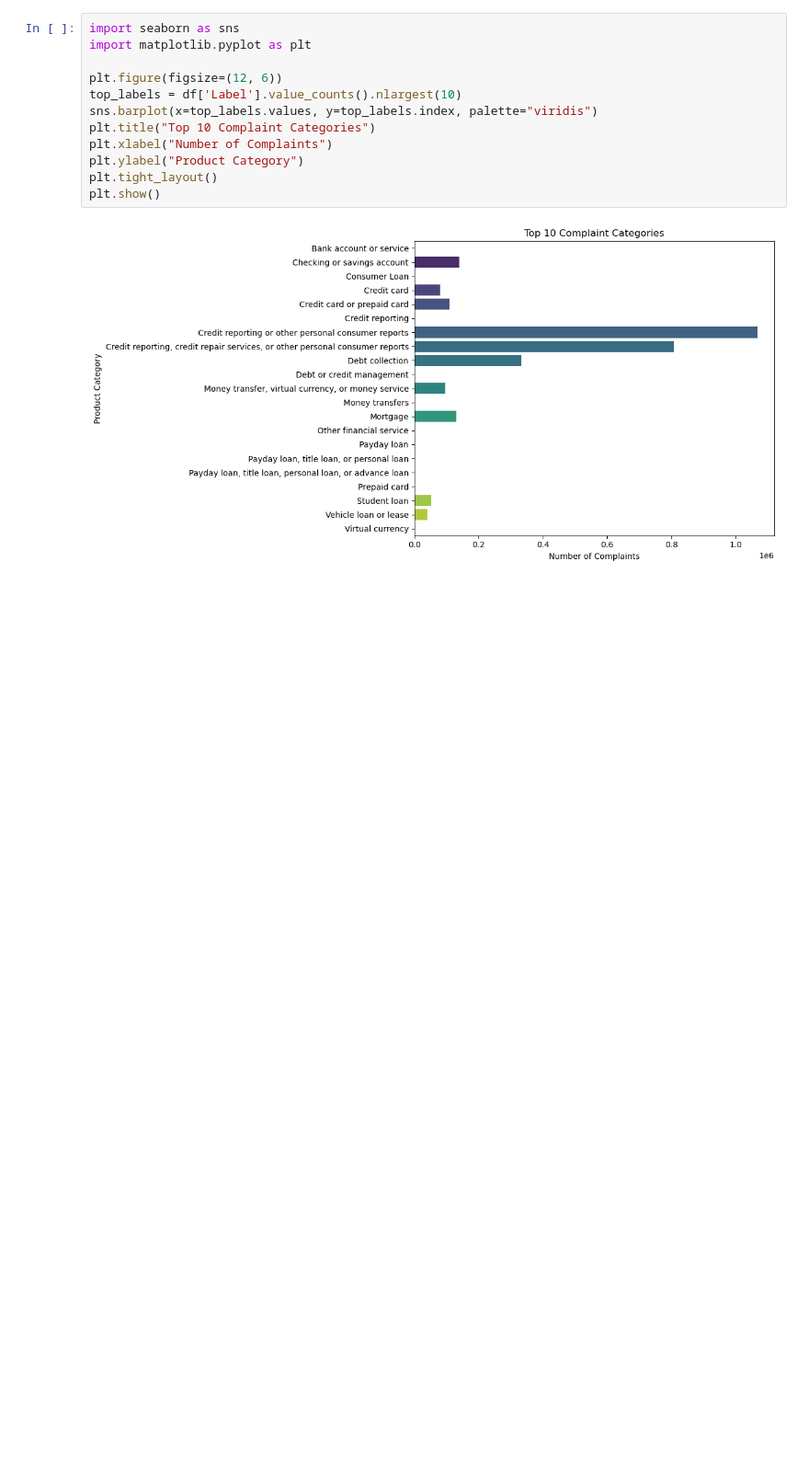
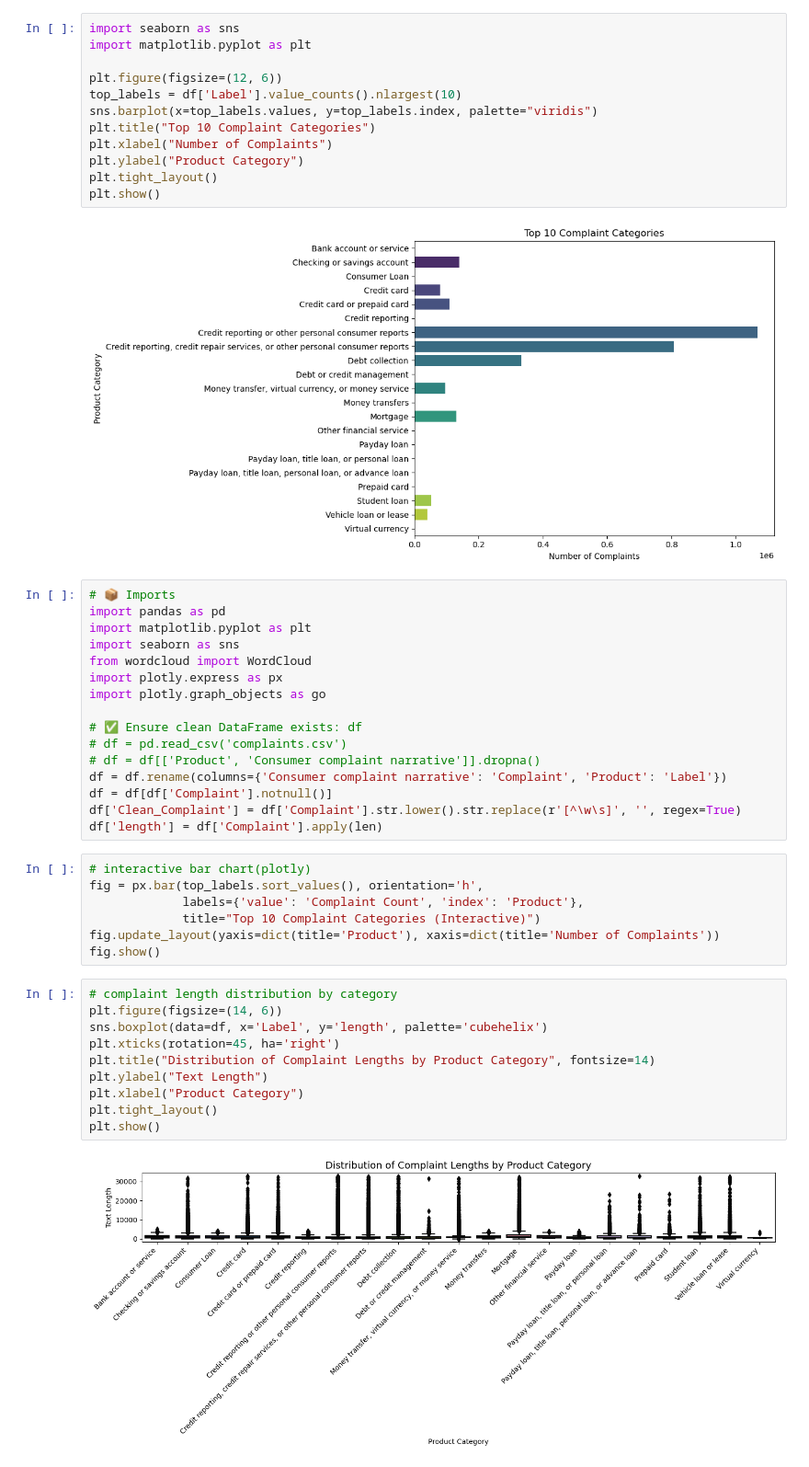
Before and after one commit to Yashwanth1119/Finance_Complaints, a Jupyter notebook: notebook/Finance_Complaints.ipynb, the cells around one changed output. Shown: that part at 92% size. Saved outputs shown, nothing was run; the diff lists cells and outputs as text; blank space fills up the shorter version.

```diff
--- a/notebook/Finance_Complaints.ipynb
+++ b/notebook/Finance_Complaints.ipynb
@@ -100,3 +100,38 @@ plt.tight_layout()
 plt.show()
 # %% [output]
 [figure]
+# %%
+# 📦 Imports
+import pandas as pd
+import matplotlib.pyplot as plt
+import seaborn as sns
+from wordcloud import WordCloud
+import plotly.express as px
+import plotly.graph_objects as go
+
+# ✅ Ensure clean DataFrame exists: df
+# df = pd.read_csv('complaints.csv')
+# df = df[['Product', 'Consumer complaint narrative']].dropna()
+df = df.rename(columns={'Consumer complaint narrative': 'Complaint', 'Product': 'Label'})
+df = df[df['Complaint'].notnull()]
+df['Clean_Complaint'] = df['Complaint'].str.lower().str.replace(r'[^\w\s]', '', regex=True)
+df['length'] = df['Complaint'].apply(len)
+# %%
+# interactive bar chart(plotly)
+fig = px.bar(top_labels.sort_values(), orientation='h',
+             labels={'value': 'Complaint Count', 'index': 'Product'},
+             title="Top 10 Complaint Categories (Interactive)")
+fig.update_layout(yaxis=dict(title='Product'), xaxis=dict(title='Number of Complaints'))
+fig.show()
+# %%
+# complaint length distribution by category
+plt.figure(figsize=(14, 6))
+sns.boxplot(data=df, x='Label', y='length', palette='cubehelix')
+plt.xticks(rotation=45, ha='right')
+plt.title("Distribution of Complaint Lengths by Product Category", fontsize=14)
+plt.ylabel("Text Length")
+plt.xlabel("Product Category")
+plt.tight_layout()
+plt.show()
+# %% [output]
+[figure, added]
```
Also changed, not shown: parts of 1 cell of this notebook.
